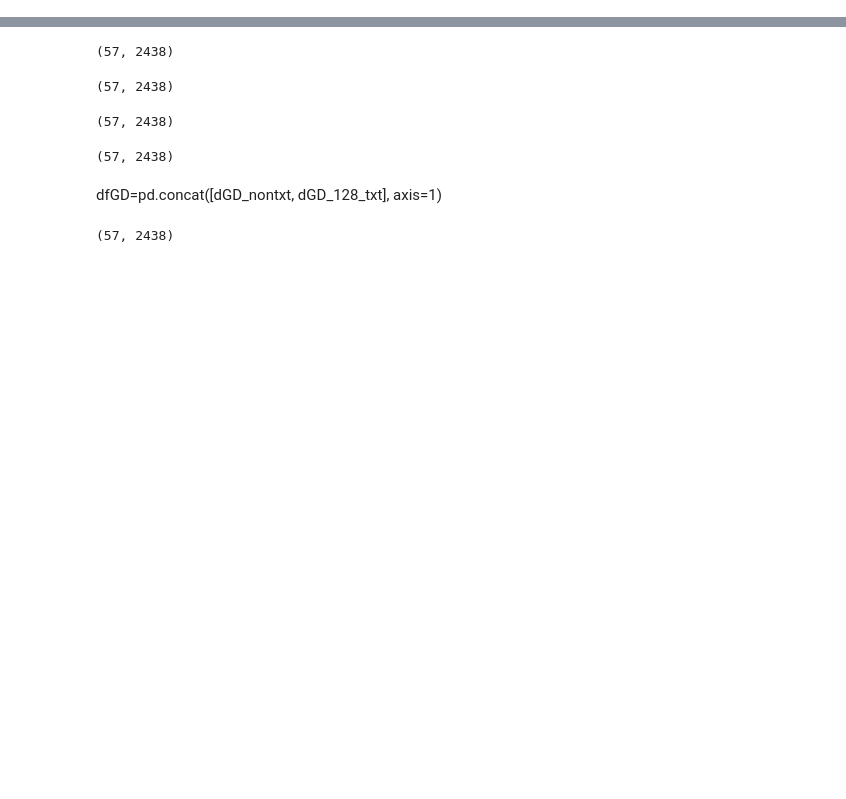
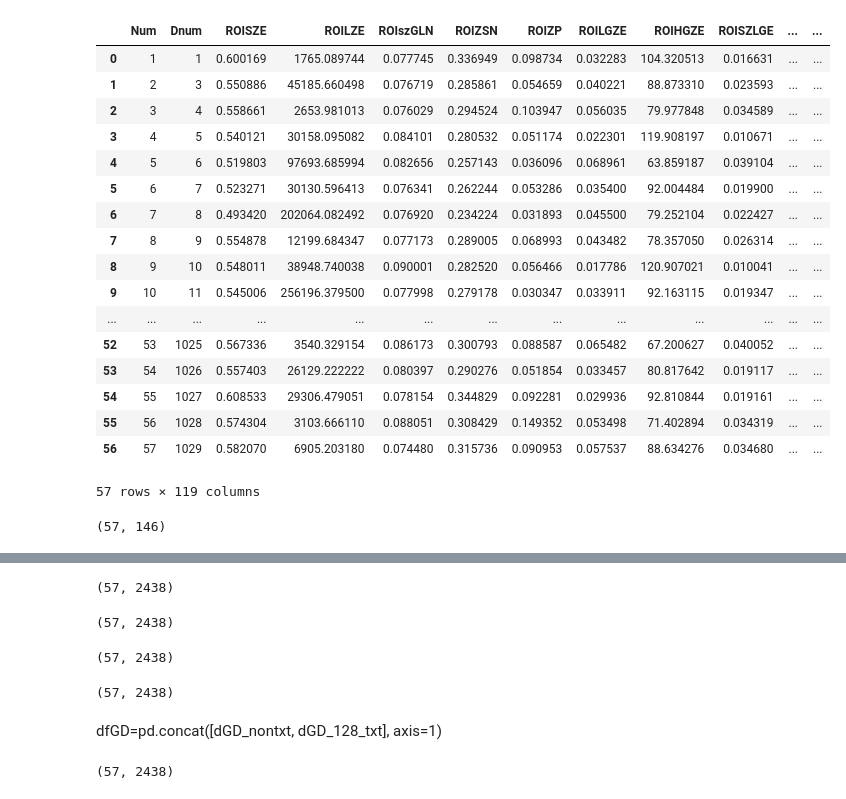
Before and after one commit to satoc1907/Radiomics_Chordoma_and_Chondrosarcoma, a Jupyter notebook: jupyter/Feature_selection.ipynb.ipynb, the cells around one changed output, grey strips where cells are left out. Drawn from its saved outputs; the diff is of its cells as text; code cells hidden in the pictures; blank space fills up the shorter version.

```diff
--- a/jupyter/Feature_selection.ipynb.ipynb
+++ b/jupyter/Feature_selection.ipynb.ipynb
@@ -170,0 +274,25 @@ dGD_128NGTDM.to_csv("dGD_128NGTDM.csv")
+# %%
+dGD_16GLSZM
+# %% [output]
+|  | Num | Dnum | ROISZE | ROILZE | ROIszGLN | ROIZSN | ROIZP | ROILGZE | ROIHGZE | ROISZLGE | ... | ... |
+| 0 | 1 | 1 | 0.600169 | 1765.089744 | 0.077745 | 0.336949 | 0.098734 | 0.032283 | 104.320513 | 0.016631 | ... | ... |
+| 1 | 2 | 3 | 0.550886 | 45185.660498 | 0.076719 | 0.285861 | 0.054659 | 0.040221 | 88.873310 | 0.023593 | ... | ... |
+| 2 | 3 | 4 | 0.558661 | 2653.981013 | 0.076029 | 0.294524 | 0.103947 | 0.056035 | 79.977848 | 0.034589 | ... | ... |
+| 3 | 4 | 5 | 0.540121 | 30158.095082 | 0.084101 | 0.280532 | 0.051174 | 0.022301 | 119.908197 | 0.010671 | ... | ... |
+| 4 | 5 | 6 | 0.519803 | 97693.685994 | 0.082656 | 0.257143 | 0.036096 | 0.068961 | 63.859187 | 0.039104 | ... | ... |
+| 5 | 6 | 7 | 0.523271 | 30130.596413 | 0.076341 | 0.262244 | 0.053286 | 0.035400 | 92.004484 | 0.019900 | ... | ... |
+| 6 | 7 | 8 | 0.493420 | 202064.082492 | 0.076920 | 0.234224 | 0.031893 | 0.045500 | 79.252104 | 0.022427 | ... | ... |
+| 7 | 8 | 9 | 0.554878 | 12199.684347 | 0.077173 | 0.289005 | 0.068993 | 0.043482 | 78.357050 | 0.026314 | ... | ... |
+| 8 | 9 | 10 | 0.548011 | 38948.740038 | 0.090001 | 0.282520 | 0.056466 | 0.017786 | 120.907021 | 0.010041 | ... | ... |
+| 9 | 10 | 11 | 0.545006 | 256196.379500 | 0.077998 | 0.279178 | 0.030347 | 0.033911 | 92.163115 | 0.019347 | ... | ... |
+| ... | ... | ... | ... | ... | ... | ... | ... | ... | ... | ... | ... | ... |
+| 52 | 53 | 1025 | 0.567336 | 3540.329154 | 0.086173 | 0.300793 | 0.088587 | 0.065482 | 67.200627 | 0.040052 | ... | ... |
+| 53 | 54 | 1026 | 0.557403 | 26129.222222 | 0.080397 | 0.290276 | 0.051854 | 0.033457 | 80.817642 | 0.019117 | ... | ... |
+| 54 | 55 | 1027 | 0.608533 | 29306.479051 | 0.078154 | 0.344829 | 0.092281 | 0.029936 | 92.810844 | 0.019161 | ... | ... |
+| 55 | 56 | 1028 | 0.574304 | 3103.666110 | 0.088051 | 0.308429 | 0.149352 | 0.053498 | 71.402894 | 0.034319 | ... | ... |
+| 56 | 57 | 1029 | 0.582070 | 6905.203180 | 0.074480 | 0.315736 | 0.090953 | 0.057537 | 88.634276 | 0.034680 | ... | ... |
+57 rows × 119 columns
+# %%
+print(dGD_16NGLDM.shape)
+# %% [output]
+(57, 146)
```
Also changed, not shown: parts of 28 cells of this notebook.
